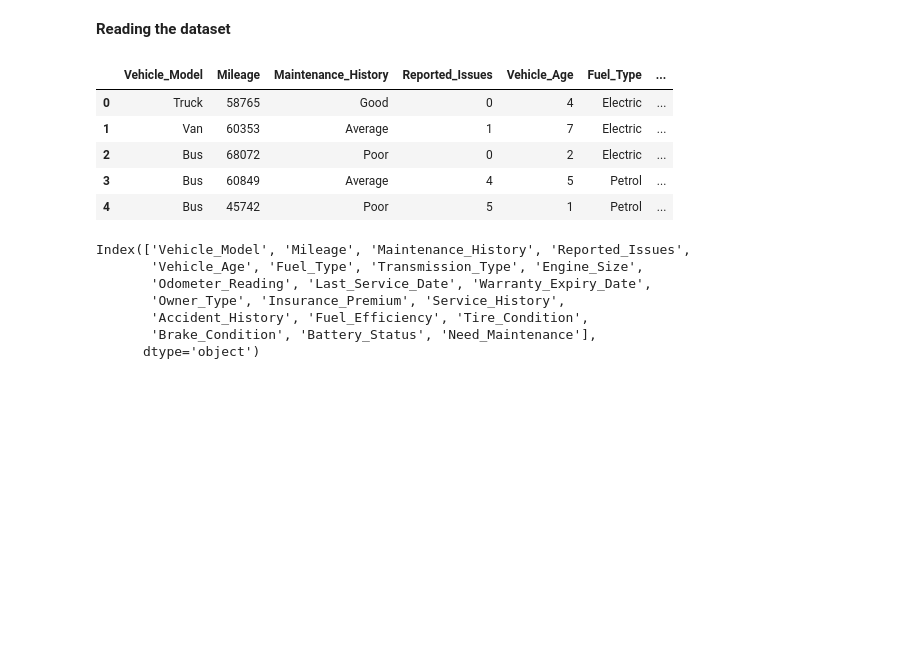
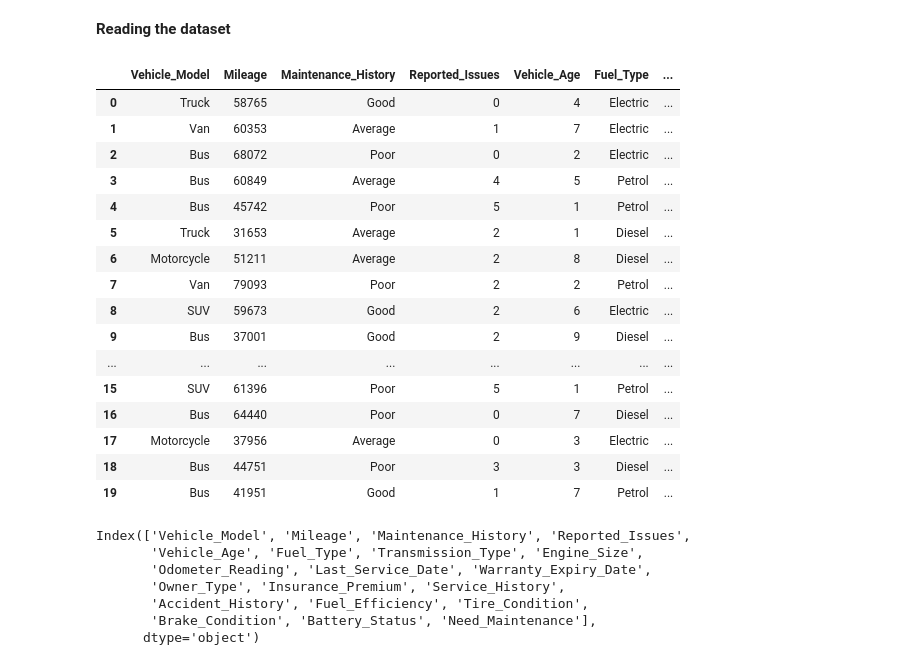
Before and after one commit to whareverrr/phase3_project, a Jupyter notebook: student.ipynb, the cells around one changed output. Cells and saved outputs as stored; diff of their text form; code cells hidden in the pictures; blank space fills up the shorter version.

```diff
--- a/student.ipynb
+++ b/student.ipynb
@@ -28,14 +30,25 @@ from sklearn.metrics import accuracy_score, roc_curve, auc, confusion_matrix, ro
 **Reading the dataset**
 # %%
 df = pd.read_csv("vehicle_maintenance_data.csv")
-df.head()
+df.head(20)
 # %% [output]
 |  | Vehicle_Model | Mileage | Maintenance_History | Reported_Issues | Vehicle_Age | Fuel_Type | ... |
 | 0 | Truck | 58765 | Good | 0 | 4 | Electric | ... |
 | 1 | Van | 60353 | Average | 1 | 7 | Electric | ... |
 | 2 | Bus | 68072 | Poor | 0 | 2 | Electric | ... |
 | 3 | Bus | 60849 | Average | 4 | 5 | Petrol | ... |
 | 4 | Bus | 45742 | Poor | 5 | 1 | Petrol | ... |
+| 5 | Truck | 31653 | Average | 2 | 1 | Diesel | ... |
+| 6 | Motorcycle | 51211 | Average | 2 | 8 | Diesel | ... |
+| 7 | Van | 79093 | Poor | 2 | 2 | Petrol | ... |
+| 8 | SUV | 59673 | Good | 2 | 6 | Electric | ... |
+| 9 | Bus | 37001 | Good | 2 | 9 | Diesel | ... |
+| ... | ... | ... | ... | ... | ... | ... | ... |
+| 15 | SUV | 61396 | Poor | 5 | 1 | Petrol | ... |
+| 16 | Bus | 64440 | Poor | 0 | 7 | Diesel | ... |
+| 17 | Motorcycle | 37956 | Average | 0 | 3 | Electric | ... |
+| 18 | Bus | 44751 | Poor | 3 | 3 | Diesel | ... |
+| 19 | Bus | 41951 | Good | 1 | 7 | Petrol | ... |
 # %%
 df.columns
 # %% [output]
```
Also changed, not shown: parts of 11 cells of this notebook.
